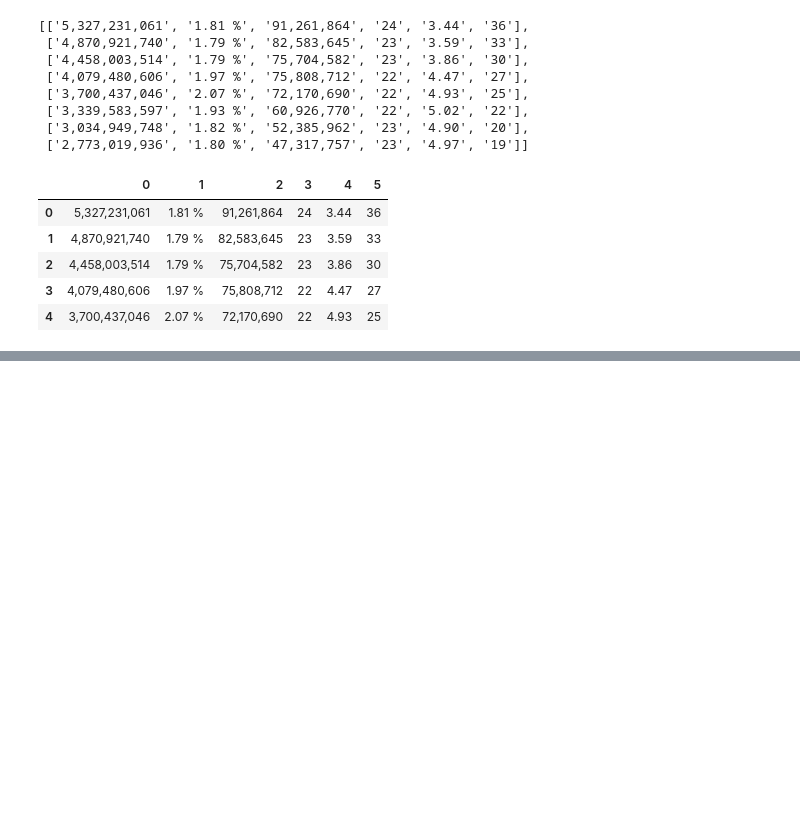
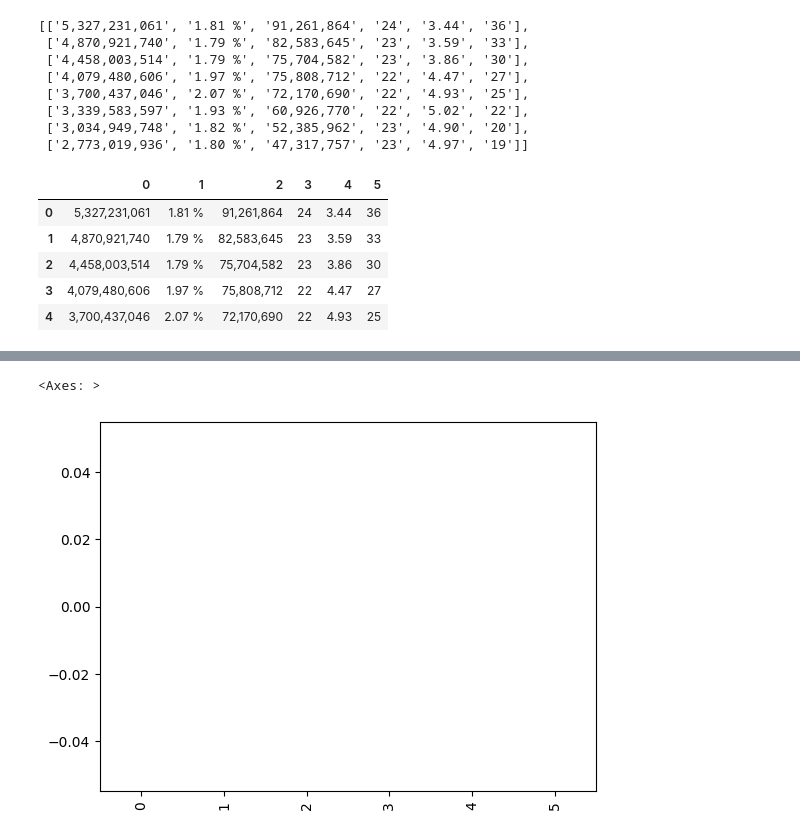
Before and after one commit to 777Mnzl/python-6000, a Jupyter notebook: web scraping prac day-21.ipynb, the cells around one changed output, grey strips where cells are left out. Saved outputs shown, nothing was run; the diff lists cells and outputs as text; code cells hidden in the pictures; blank space fills up the shorter version.

```diff
--- a/web scraping prac day-21.ipynb
+++ b/web scraping prac day-21.ipynb
@@ -76,4 +76,4 @@ df1.head()
 # %%
 df1.to_csv('world-population.csv', index = False)
 # %%
-df = pd.read_csv('covid-mar-20.csv', na_values = ['',' '])
+df = pd.read_csv('world-population.csv', na_values = ['',' '])
@@ -79,0 +100,5 @@ df = pd.read_csv('covid-mar-20.csv', na_values = ['',' '])
+# %%
+df.isna().sum().plot.bar()
+# %% [output]
+<Axes: >
+[figure, added]
```
Also changed, not shown: parts of 3 cells of this notebook.
